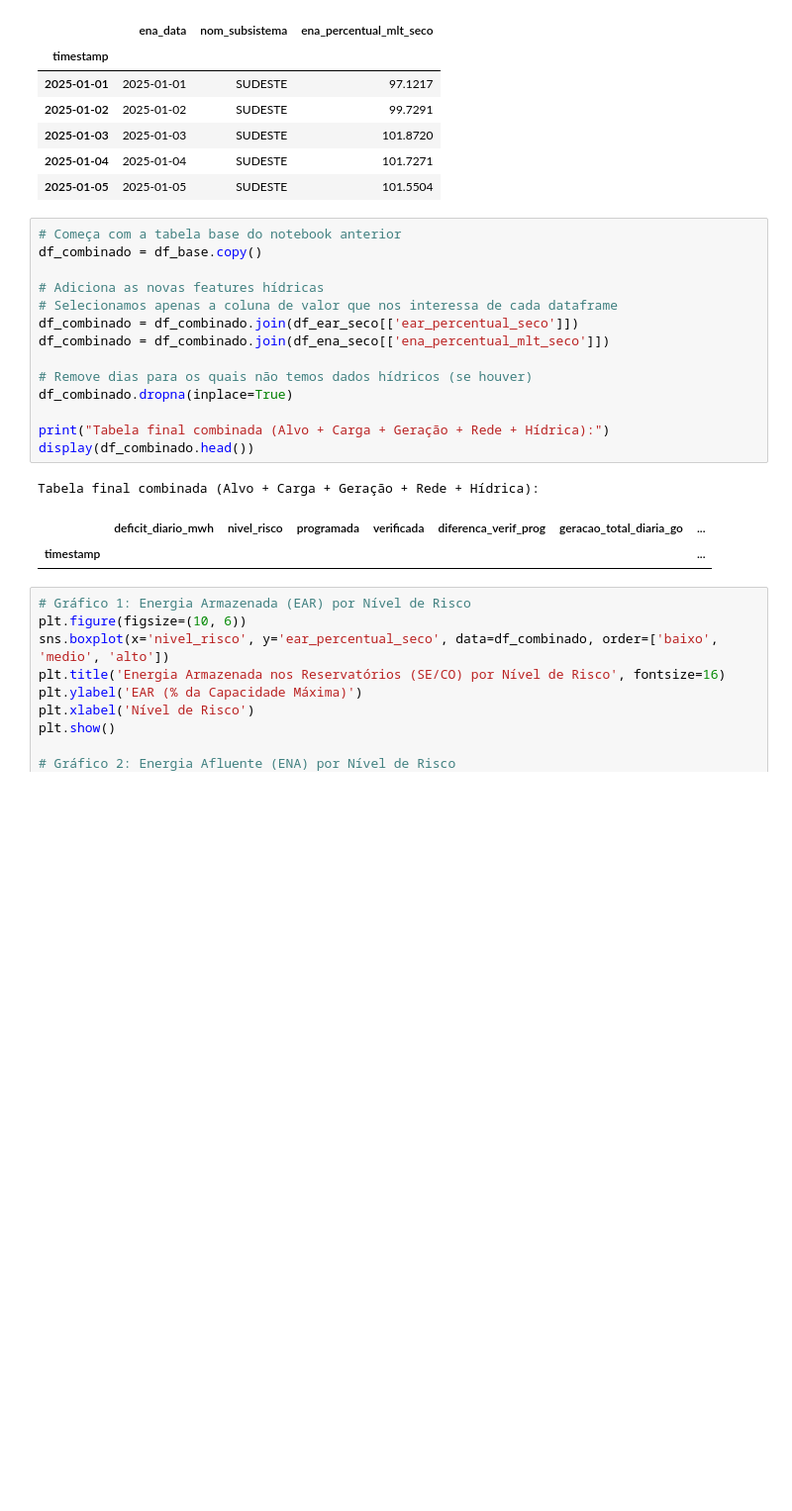
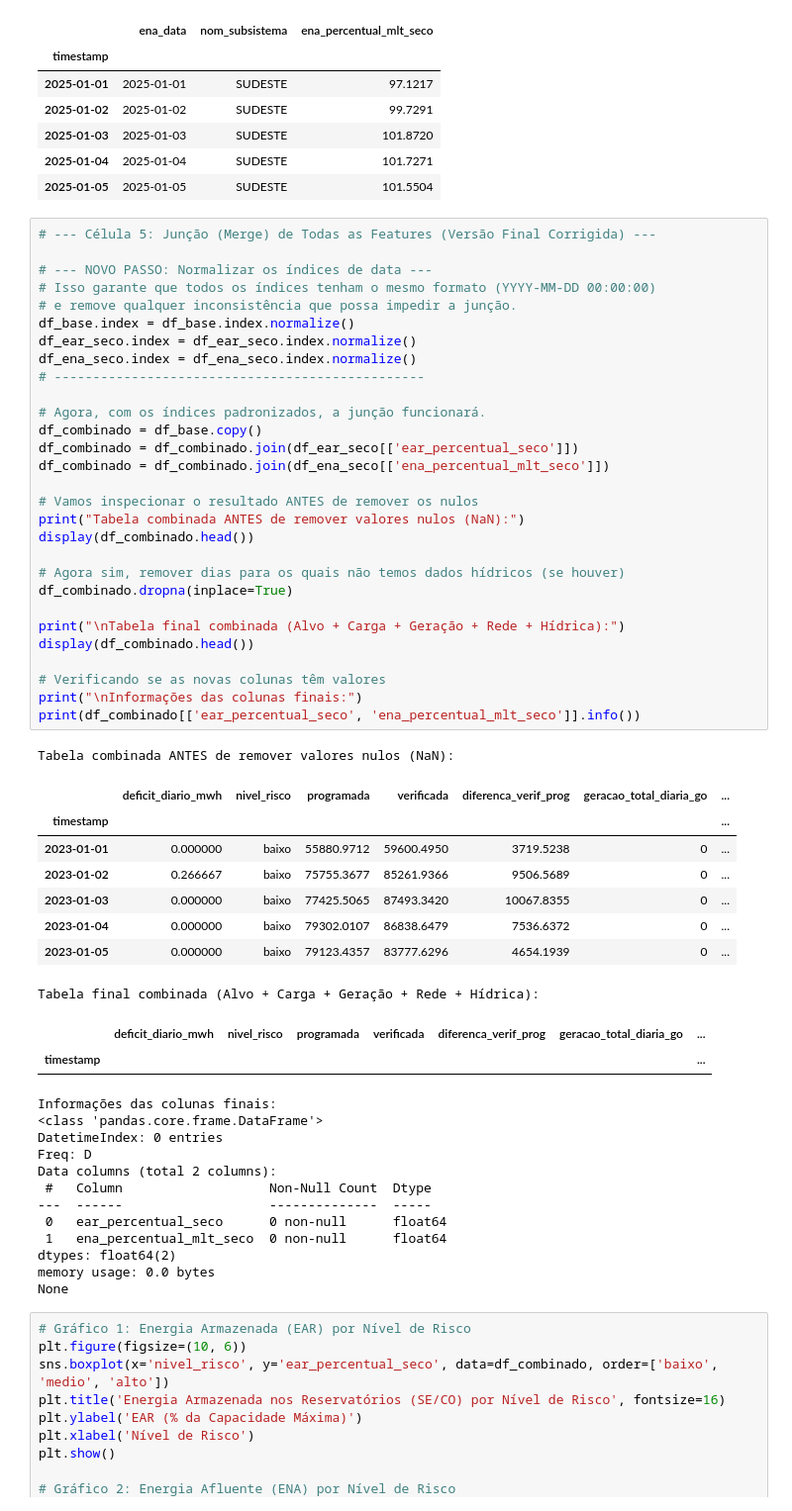
Before and after one commit to pauloprbs/ons-risk-prediction, a Jupyter notebook: notebooks/05-EDA-Hidrica.ipynb, the cells around one changed output. Shown at 99% size. Drawn from its saved outputs; the diff is of its cells as text; blank space fills up the shorter version.

```diff
--- a/notebooks/05-EDA-Hidrica.ipynb
+++ b/notebooks/05-EDA-Hidrica.ipynb
@@ -87,23 +87,58 @@ Feature de Energia Afluente (ENA) foi criada.
 | 2025-01-04 | 2025-01-04 | SUDESTE | 101.7271 |
 | 2025-01-05 | 2025-01-05 | SUDESTE | 101.5504 |
 # %%
-# Começa com a tabela base do notebook anterior
+# --- Célula 5: Junção (Merge) de Todas as Features (Versão Final Corrigida) ---
+
+# --- NOVO PASSO: Normalizar os índices de data ---
+# Isso garante que todos os índices tenham o mesmo formato (YYYY-MM-DD 00:00:00)
+# e remove qualquer inconsistência que possa impedir a junção.
+df_base.index = df_base.index.normalize()
+df_ear_seco.index = df_ear_seco.index.normalize()
+df_ena_seco.index = df_ena_seco.index.normalize()
+# ------------------------------------------------
+
+# Agora, com os índices padronizados, a junção funcionará.
 df_combinado = df_base.copy()
-
-# Adiciona as novas features hídricas
-# Selecionamos apenas a coluna de valor que nos interessa de cada dataframe
 df_combinado = df_combinado.join(df_ear_seco[['ear_percentual_seco']])
 df_combinado = df_combinado.join(df_ena_seco[['ena_percentual_mlt_seco']])
 
-# Remove dias para os quais não temos dados hídricos (se houver)
+# Vamos inspecionar o resultado ANTES de remover os nulos
+print("Tabela combinada ANTES de remover valores nulos (NaN):")
+display(df_combinado.head())
+
+# Agora sim, remover dias para os quais não temos dados hídricos (se houver)
 df_combinado.dropna(inplace=True)
 
-print("Tabela final combinada (Alvo + Carga + Geração + Rede + Hídrica):")
+print("\nTabela final combinada (Alvo + Carga + Geração + Rede + Hídrica):")
 display(df_combinado.head())
+
+# Verificando se as novas colunas têm valores
+print("\nInformações das colunas finais:")
+print(df_combinado[['ear_percentual_seco', 'ena_percentual_mlt_seco']].info())
 # %% [output]
-Tabela final combinada (Alvo + Carga + Geração + Rede + Hídrica):
+Tabela combinada ANTES de remover valores nulos (NaN):
 |  | deficit_diario_mwh | nivel_risco | programada | verificada | diferenca_verif_prog | geracao_total_diaria_go | ... |
 | timestamp |  |  |  |  |  |  | ... |
+| 2023-01-01 | 0.000000 | baixo | 55880.9712 | 59600.4950 | 3719.5238 | 0 | ... |
+| 2023-01-02 | 0.266667 | baixo | 75755.3677 | 85261.9366 | 9506.5689 | 0 | ... |
+| 2023-01-03 | 0.000000 | baixo | 77425.5065 | 87493.3420 | 10067.8355 | 0 | ... |
+| 2023-01-04 | 0.000000 | baixo | 79302.0107 | 86838.6479 | 7536.6372 | 0 | ... |
+| 2023-01-05 | 0.000000 | baixo | 79123.4357 | 83777.6296 | 4654.1939 | 0 | ... |
+Tabela final combinada (Alvo + Carga + Geração + Rede + Hídrica):
+|  | deficit_diario_mwh | nivel_risco | programada | verificada | diferenca_verif_prog | geracao_total_diaria_go | ... |
+| timestamp |  |  |  |  |  |  | ... |
+Informações das colunas finais:
+<class 'pandas.core.frame.DataFrame'>
+DatetimeIndex: 0 entries
+Freq: D
+Data columns (total 2 columns):
+ #   Column                   Non-Null Count  Dtype
+---  ------                   --------------  -----
+ 0   ear_percentual_seco      0 non-null      float64
+ 1   ena_percentual_mlt_seco  0 non-null      float64
+dtypes: float64(2)
+memory usage: 0.0 bytes
+None
 # %%
 # Gráfico 1: Energia Armazenada (EAR) por Nível de Risco
 plt.figure(figsize=(10, 6))
```
Also changed, not shown: 1 other file.
